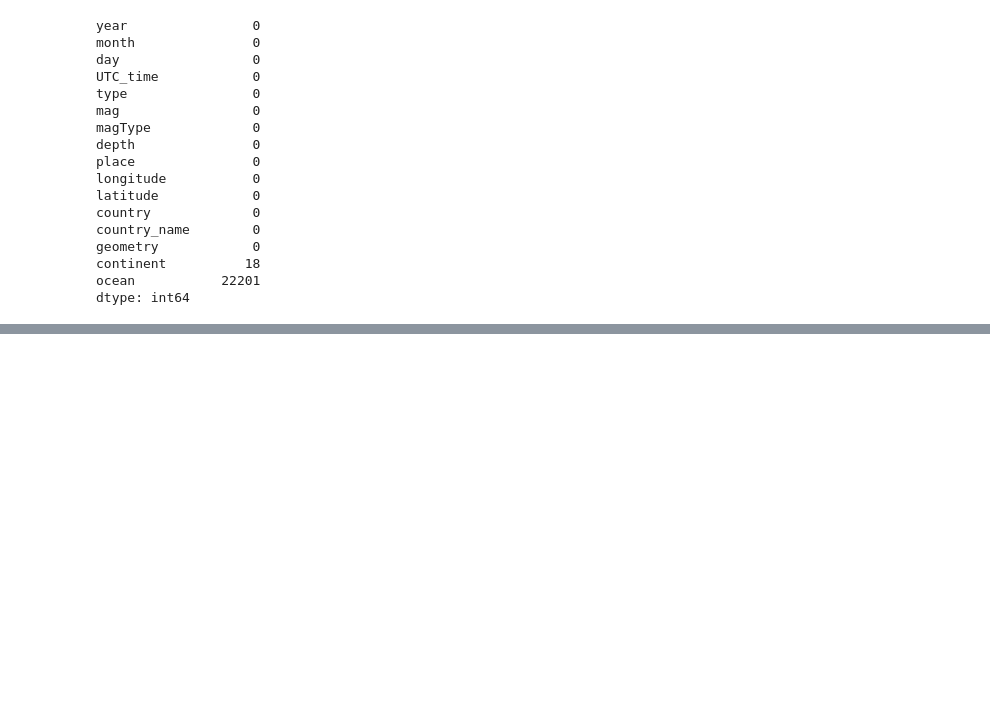
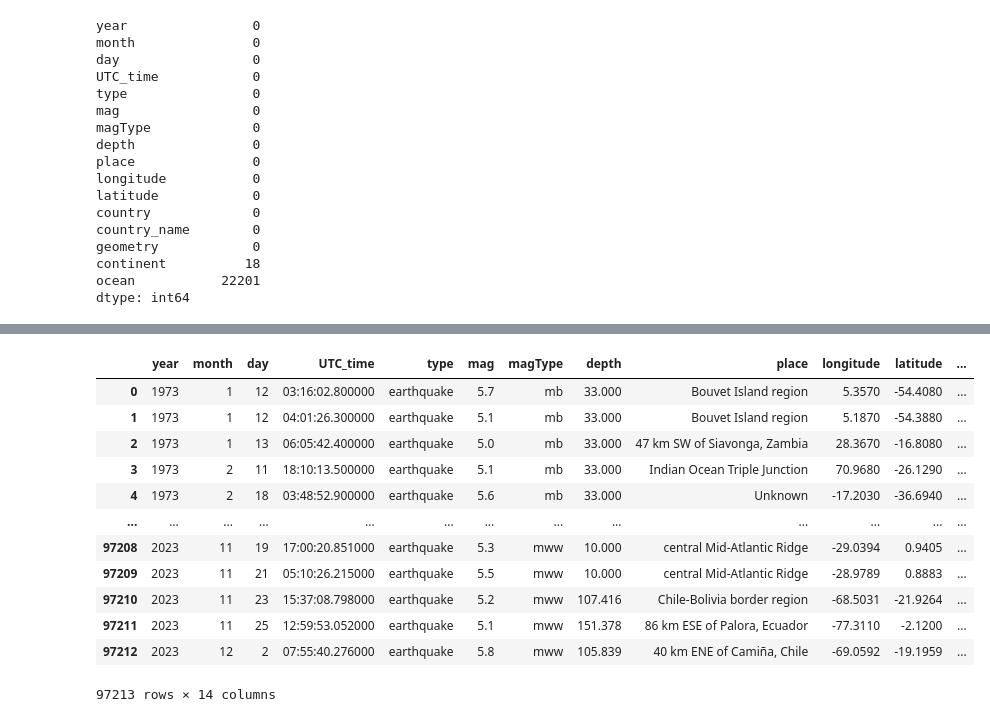
Before and after one commit to jameslaurence82/Project, a Jupyter notebook: earthquake.ipynb, the cells around one changed output, grey strips where cells are left out. Drawn from its saved outputs; the diff is of its cells as text; code cells hidden in the pictures; blank space fills up the shorter version.

```diff
--- a/earthquake.ipynb
+++ b/earthquake.ipynb
@@ -1235,0 +1277,22 @@ region.head()
+# %%
+# Create a new DataFrame sorted by 'magType', 'continent, 'year', 'month', 'day'
+eq_by_magtype_continent_yr_mth_day = region.sort_values(by=['magType', 'continent', 'year', 'month', 'day'])
+
+# Display the sorted DataFrame
+eq_by_magtype_continent_yr_mth_day = eq_by_magtype_continent_yr_mth_day.reset_index(drop=True)
+
+eq_by_magtype_continent_yr_mth_day
+# %% [output]
+|  | year | month | day | UTC_time | type | mag | magType | depth | place | longitude | latitude | ... |
+| 0 | 1973 | 1 | 12 | 03:16:02.800000 | earthquake | 5.7 | mb | 33.000 | Bouvet Island region | 5.3570 | -54.4080 | ... |
+| 1 | 1973 | 1 | 12 | 04:01:26.300000 | earthquake | 5.1 | mb | 33.000 | Bouvet Island region | 5.1870 | -54.3880 | ... |
+| 2 | 1973 | 1 | 13 | 06:05:42.400000 | earthquake | 5.0 | mb | 33.000 | 47 km SW of Siavonga, Zambia | 28.3670 | -16.8080 | ... |
+| 3 | 1973 | 2 | 11 | 18:10:13.500000 | earthquake | 5.1 | mb | 33.000 | Indian Ocean Triple Junction | 70.9680 | -26.1290 | ... |
+| 4 | 1973 | 2 | 18 | 03:48:52.900000 | earthquake | 5.6 | mb | 33.000 | Unknown | -17.2030 | -36.6940 | ... |
+| ... | ... | ... | ... | ... | ... | ... | ... | ... | ... | ... | ... | ... |
+| 97208 | 2023 | 11 | 19 | 17:00:20.851000 | earthquake | 5.3 | mww | 10.000 | central Mid-Atlantic Ridge | -29.0394 | 0.9405 | ... |
+| 97209 | 2023 | 11 | 21 | 05:10:26.215000 | earthquake | 5.5 | mww | 10.000 | central Mid-Atlantic Ridge | -28.9789 | 0.8883 | ... |
+| 97210 | 2023 | 11 | 23 | 15:37:08.798000 | earthquake | 5.2 | mww | 107.416 | Chile-Bolivia border region | -68.5031 | -21.9264 | ... |
+| 97211 | 2023 | 11 | 25 | 12:59:53.052000 | earthquake | 5.1 | mww | 151.378 | 86 km ESE of Palora, Ecuador | -77.3110 | -2.1200 | ... |
+| 97212 | 2023 | 12 | 2 | 07:55:40.276000 | earthquake | 5.8 | mww | 105.839 | 40 km ENE of Camiña, Chile | -69.0592 | -19.1959 | ... |
+97213 rows × 14 columns
```
Also changed, not shown: parts of 8 cells of this notebook, 3 other files.
